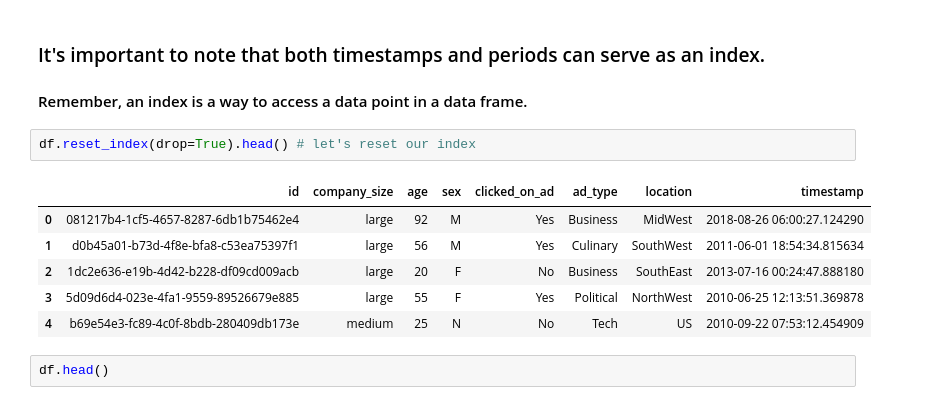
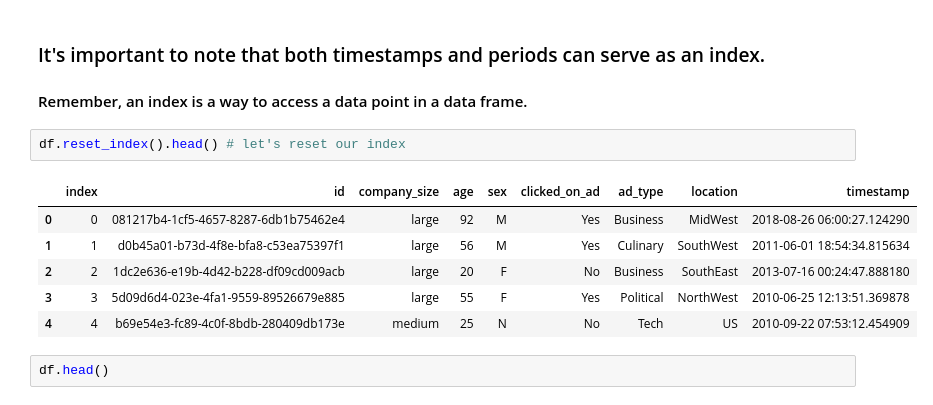
Before and after one commit to jsedoc/NYU-Projects-in-Programming-Fall-2019, a Jupyter notebook: (Class 3) Descriptive Data Analysis/Descriptive Analysis in Python.ipynb, the cells around one changed output. Cells and saved outputs as stored; diff of their text form.

```diff
--- a/(Class 3) Descriptive Data Analysis/Descriptive Analysis in Python.ipynb
+++ b/(Class 3) Descriptive Data Analysis/Descriptive Analysis in Python.ipynb
@@ -179,14 +180,14 @@ dtype: period[M]
 
 #### Remember, an index is a way to access a data point in a data frame.
 # %%
-df.reset_index(drop=True).head() # let's reset our index
+df.reset_index().head() # let's reset our index
 # %% [output]
-|  | id | company_size | age | sex | clicked_on_ad | ad_type | location | timestamp |
-| 0 | 081217b4-1cf5-4657-8287-6db1b75462e4 | large | 92 | M | Yes | Business | MidWest | 2018-08-26 06:00:27.124290 |
-| 1 | d0b45a01-b73d-4f8e-bfa8-c53ea75397f1 | large | 56 | M | Yes | Culinary | SouthWest | 2011-06-01 18:54:34.815634 |
-| 2 | 1dc2e636-e19b-4d42-b228-df09cd009acb | large | 20 | F | No | Business | SouthEast | 2013-07-16 00:24:47.888180 |
-| 3 | 5d09d6d4-023e-4fa1-9559-89526679e885 | large | 55 | F | Yes | Political | NorthWest | 2010-06-25 12:13:51.369878 |
-| 4 | b69e54e3-fc89-4c0f-8bdb-280409db173e | medium | 25 | N | No | Tech | US | 2010-09-22 07:53:12.454909 |
+|  | index | id | company_size | age | sex | clicked_on_ad | ad_type | location | timestamp |
+| 0 | 0 | 081217b4-1cf5-4657-8287-6db1b75462e4 | large | 92 | M | Yes | Business | MidWest | 2018-08-26 06:00:27.124290 |
+| 1 | 1 | d0b45a01-b73d-4f8e-bfa8-c53ea75397f1 | large | 56 | M | Yes | Culinary | SouthWest | 2011-06-01 18:54:34.815634 |
+| 2 | 2 | 1dc2e636-e19b-4d42-b228-df09cd009acb | large | 20 | F | No | Business | SouthEast | 2013-07-16 00:24:47.888180 |
+| 3 | 3 | 5d09d6d4-023e-4fa1-9559-89526679e885 | large | 55 | F | Yes | Political | NorthWest | 2010-06-25 12:13:51.369878 |
+| 4 | 4 | b69e54e3-fc89-4c0f-8bdb-280409db173e | medium | 25 | N | No | Tech | US | 2010-09-22 07:53:12.454909 |
 # %%
 df.head()
 # %% [output]
```
Also changed, not shown: parts of 13 cells of this notebook.
